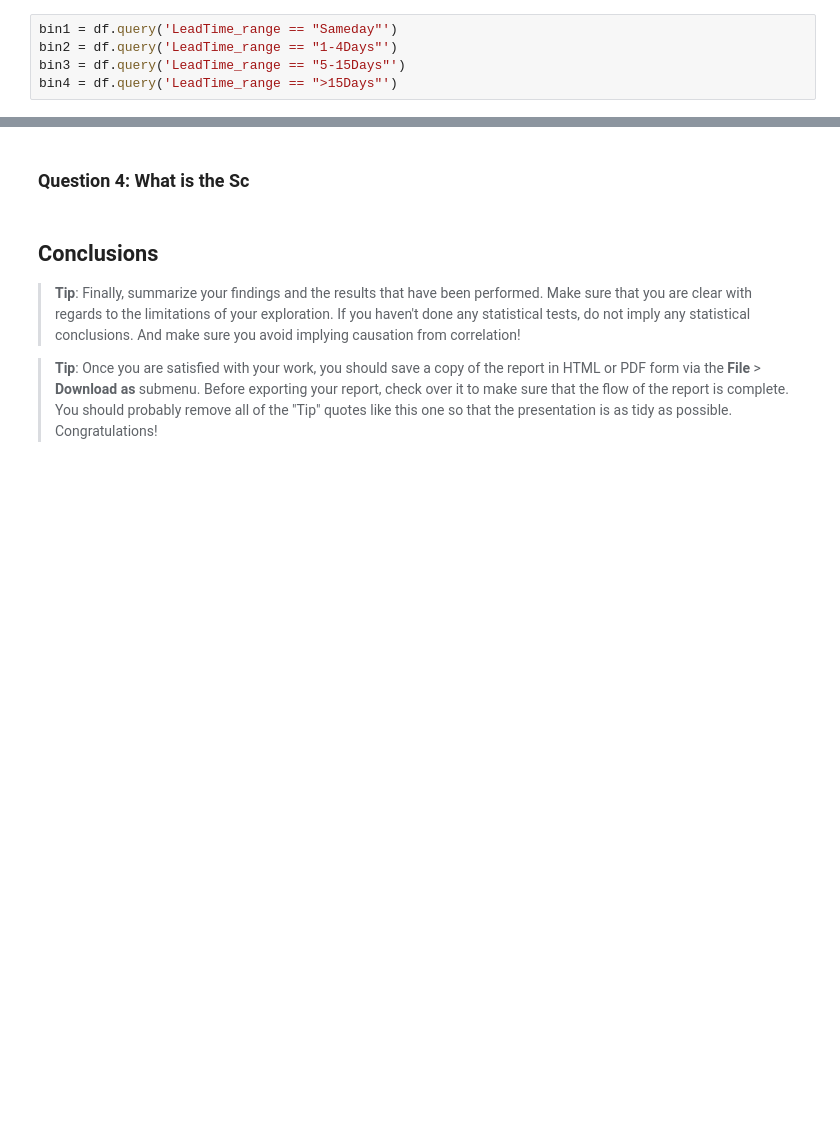
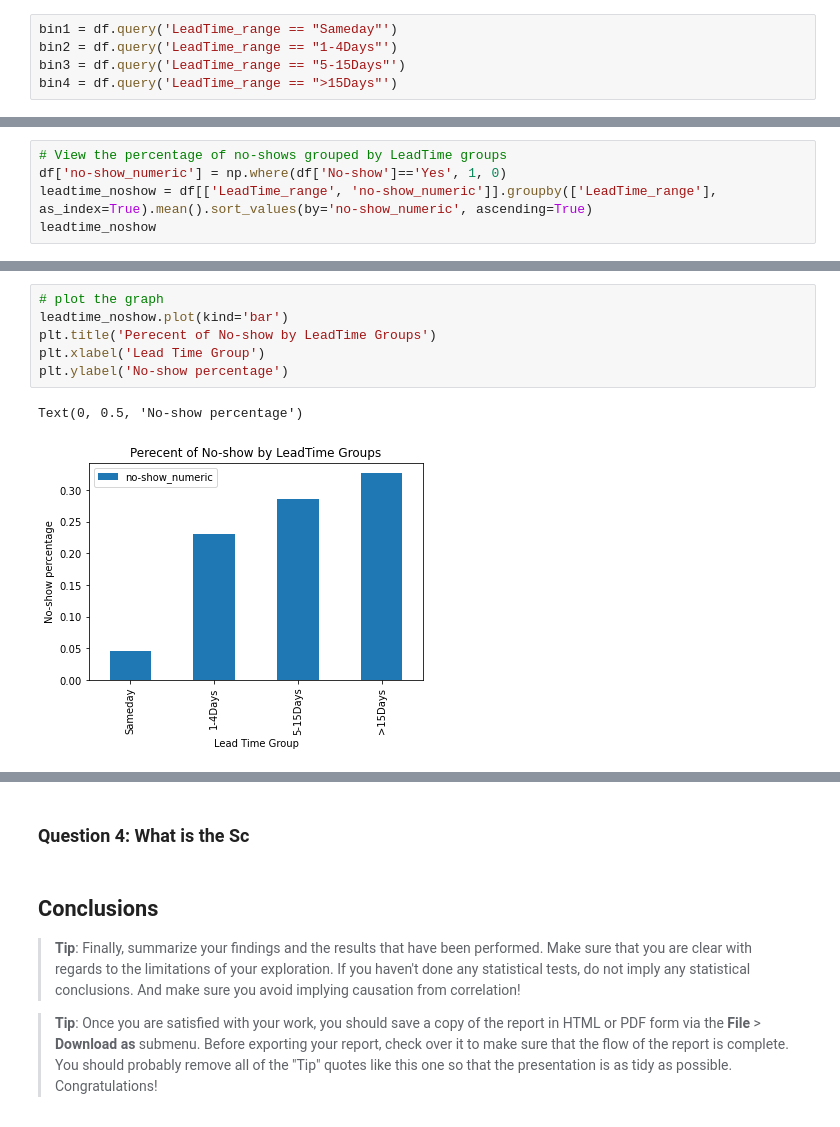
Before and after one commit to aaronschnider/medical-appointment-no-shows, a Jupyter notebook: Project - Medical Appointment No-Shows Analysis.ipynb, the cells around one changed output, grey strips where cells are left out. Drawn from its saved outputs; the diff is of its cells as text; blank space fills up the shorter version.

Commit message:
Add to Lead Time analysis

```diff
--- a/Project - Medical Appointment No-Shows Analysis.ipynb
+++ b/Project - Medical Appointment No-Shows Analysis.ipynb
@@ -372,0 +355,5 @@ Sameday : [-6, -1, 0]
+# %%
+# View the percentage of no-shows grouped by LeadTime groups
+df['no-show_numeric'] = np.where(df['No-show']=='Yes', 1, 0)
+leadtime_noshow = df[['LeadTime_range', 'no-show_numeric']].groupby(['LeadTime_range'], as_index=True).mean().sort_values(by='no-show_numeric', ascending=True)
+leadtime_noshow
@@ -372,0 +367,9 @@ Sameday : [-6, -1, 0]
+# %%
+# plot the graph
+leadtime_noshow.plot(kind='bar')
+plt.title('Perecent of No-show by LeadTime Groups')
+plt.xlabel('Lead Time Group')
+plt.ylabel('No-show percentage')
+# %% [output]
+Text(0, 0.5, 'No-show percentage')
+[figure, added]
```
Also changed, not shown: parts of 9 cells of this notebook.
